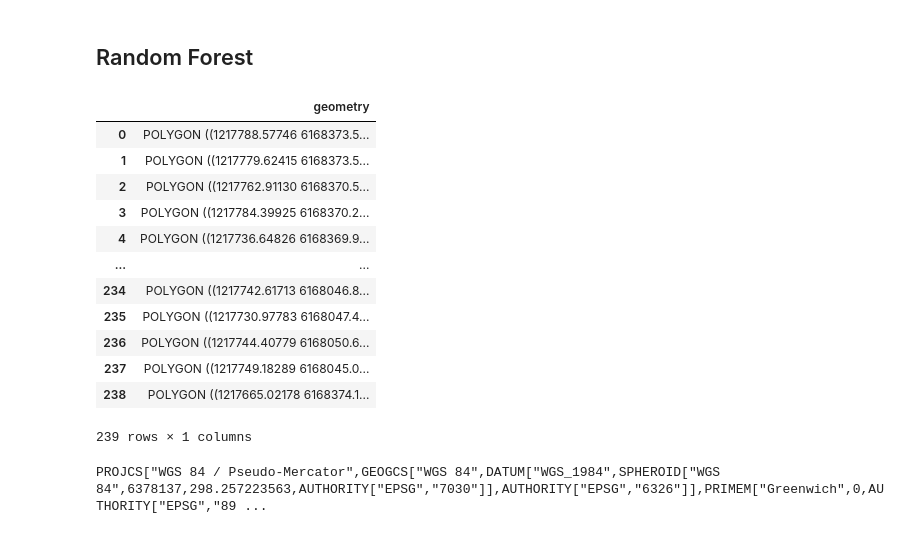
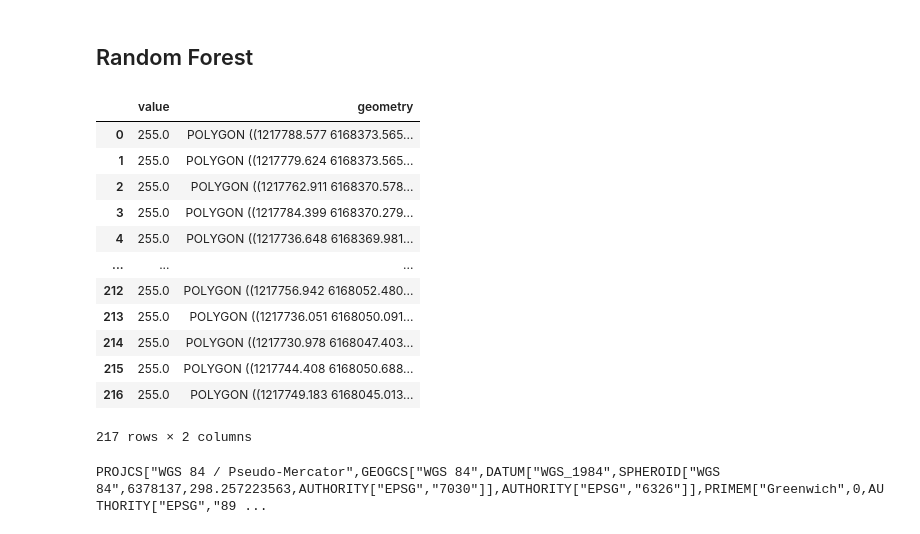
Before and after one commit to Leonieen/UGS, a Jupyter notebook: Notebooks_Leonie/box_prompts.ipynb, the cells around one changed output. Drawn from its saved outputs; the diff is of its cells as text; code cells hidden in the pictures.

```diff
--- a/Notebooks_Leonie/box_prompts.ipynb
+++ b/Notebooks_Leonie/box_prompts.ipynb
@@ -270,22 +257,22 @@ import matplotlib.pyplot as plt
 from osgeo import gdal
 import geopandas as gpd
 # %%
-polygons = gpd.read_file('mask_graves2.geojson')
+polygons = gpd.read_file("data/mask_graves2.shp")
 polygons
 # %% [output]
-|  | geometry |
-| 0 | POLYGON ((1217788.57746 6168373.5... |
-| 1 | POLYGON ((1217779.62415 6168373.5... |
-| 2 | POLYGON ((1217762.91130 6168370.5... |
-| 3 | POLYGON ((1217784.39925 6168370.2... |
-| 4 | POLYGON ((1217736.64826 6168369.9... |
-| ... | ... |
-| 234 | POLYGON ((1217742.61713 6168046.8... |
-| 235 | POLYGON ((1217730.97783 6168047.4... |
-| 236 | POLYGON ((1217744.40779 6168050.6... |
-| 237 | POLYGON ((1217749.18289 6168045.0... |
-| 238 | POLYGON ((1217665.02178 6168374.1... |
+|  | value | geometry |
+| 0 | 255.0 | POLYGON ((1217788.577 6168373.565... |
+| 1 | 255.0 | POLYGON ((1217779.624 6168373.565... |
+| 2 | 255.0 | POLYGON ((1217762.911 6168370.578... |
+| 3 | 255.0 | POLYGON ((1217784.399 6168370.279... |
+| 4 | 255.0 | POLYGON ((1217736.648 6168369.981... |
+| ... | ... | ... |
+| 212 | 255.0 | POLYGON ((1217756.942 6168052.480... |
+| 213 | 255.0 | POLYGON ((1217736.051 6168050.091... |
+| 214 | 255.0 | POLYGON ((1217730.978 6168047.403... |
+| 215 | 255.0 | POLYGON ((1217744.408 6168050.688... |
+| 216 | 255.0 | POLYGON ((1217749.183 6168045.013... |
-239 rows × 1 columns
+217 rows × 2 columns
 # %%
 from osgeo import gdal
 
```
Also changed, not shown: parts of 5 cells of this notebook.
